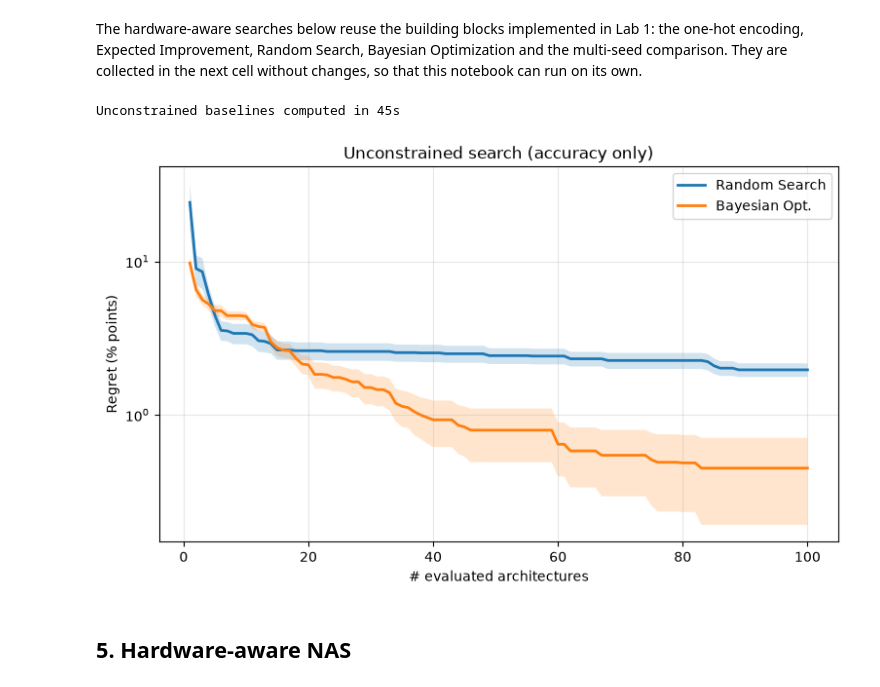
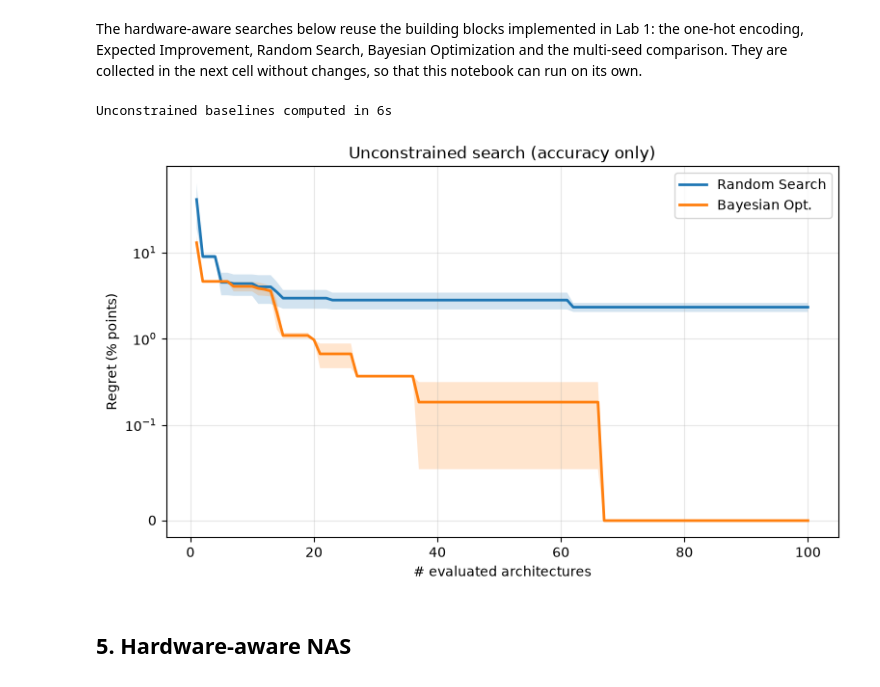
Before and after one commit to bizzarriA/NAS-lab, a Jupyter notebook: Lab2_HW_NAS_solutions.ipynb, the cells around one changed output. Drawn from its saved outputs; the diff is of its cells as text; code cells hidden in the pictures.

```diff
--- a/Lab2_HW_NAS_solutions.ipynb
+++ b/Lab2_HW_NAS_solutions.ipynb
@@ -153,7 +157,7 @@ Best so far: (('nor_conv_3x3', 'nor_conv_3x3', 'avg_pool_3x3', 'skip_connect', '
 The hardware-aware searches below reuse the building blocks implemented in Lab 1: the one-hot encoding, Expected Improvement, Random Search, Bayesian Optimization and the multi-seed comparison. They are collected in the next cell without changes, so that this notebook can run on its own.
 # %%
 BUDGET = 100
-N_RUNS = 10
+N_RUNS = 2
 
 
 def encode_onehot(ops):
@@ -181,40 +185,47 @@ def random_search(oracle, seed=0):
         oracle.query(idx)
     return oracle
 
 
 def bayesian_optimization(oracle, n_init=10, xi=0.01, seed=0):
     rng = np.random.default_rng(seed)
     observed = list(rng.choice(N_ARCH, size=n_init, replace=False))
     y = [oracle.query(i) for i in observed]
     while oracle.remaining() > 0:
         gp = make_gp(seed)
         gp.fit(X_ALL[observed], np.array(y))
         mask = np.ones(N_ARCH, dtype=bool)
         mask[observed] = False
         cand = np.flatnonzero(mask)
         mu, sigma = gp.predict(X_ALL[cand], return_std=True)
         nxt = int(cand[np.argmax(expected_improvement(mu, sigma, max(y), xi))])
         observed.append(nxt)
         y.append(oracle.query(nxt))
     return oracle
 
 
-def run_many(algo, n_runs=N_RUNS, budget=BUDGET, **kw):
-    curves = []
+def run_many(algo, n_runs=N_RUNS, budget=BUDGET, objective_fn=None, best=None, **kw):
+    # Runs `algo` with n_runs seeds. Returns the regret curves (n_runs x budget) and the
+    # oracles, which record the architectures evaluated by each run (oracle.queried()).
+    # objective_fn: objective maximized by the search (default: the accuracy)
+    # best:         best value of the objective in the search space (default: BEST_ACC)
+    best = BEST_ACC if best is None else best
+    curves, oracles = [], []
     for s in range(n_runs):
-        c = algo(Oracle(df, budget, seed=s), seed=s, **kw).incumbent_curve()
-        curves.append(BEST_ACC - np.pad(c, (0, budget - len(c)), mode="edge"))
-    return np.array(curves)
+        o = algo(Oracle(df, budget, seed=s, objective_fn=objective_fn), seed=s, **kw)
+        c = o.incumbent_curve()
+        curves.append(best - np.pad(c, (0, budget - len(c)), mode="edge"))
+        oracles.append(o)
+    return np.array(curves), oracles
 
 
 t0 = time.time()
 results = {"Random Search": run_many(random_search),
            "Bayesian Opt.": run_many(bayesian_optimization)}
 print(f"Unconstrained baselines computed in {time.time() - t0:.0f}s")
 plot_regret(results, "Unconstrained search (accuracy only)")
 # %% [output]
-Unconstrained baselines computed in 45s
+Unconstrained baselines computed in 6s
-[figure, old version]
+[figure, new version]
 # %% [markdown]
 ## 5. Hardware-aware NAS
 # %% [markdown]
```
Also changed, not shown: parts of 24 cells of this notebook, 2 other files.
